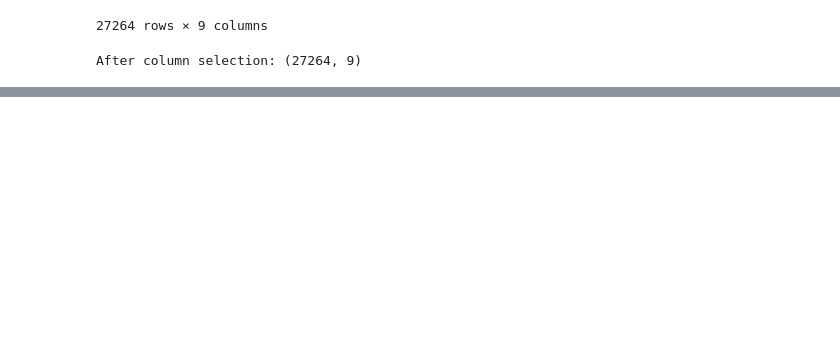
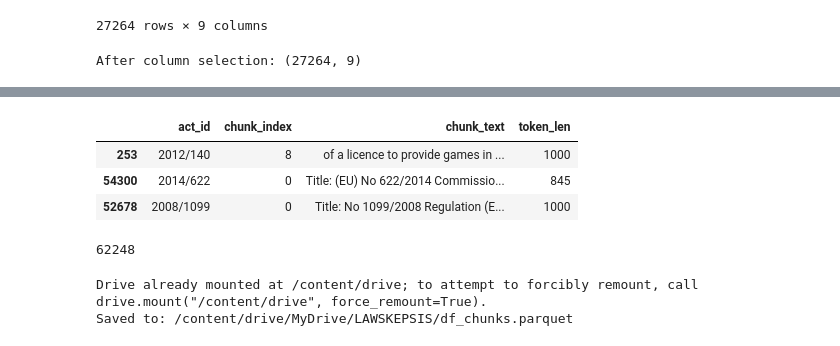
Before and after one commit to Cody9494/LEGALSKEPSIS-DATA, a Jupyter notebook: LAWSKPEPSIS_STEP3.ipynb, the cells around one changed output, grey strips where cells are left out. Cells and saved outputs as stored; diff of their text form; code cells hidden in the pictures; blank space fills up the shorter version.

```diff
--- a/LAWSKPEPSIS_STEP3.ipynb
+++ b/LAWSKPEPSIS_STEP3.ipynb
@@ -789,0 +118,3 @@ results = df.iloc[I[0]][["internalId", "name", "description", "legislationPassed
+# %%
+df_master["token_count"] = df_master["embedding_text"].apply(lambda x: len(x.split()))
+print(df_master["token_count"].describe())
@@ -789,0 +396,28 @@ results = df.iloc[I[0]][["internalId", "name", "description", "legislationPassed
+# %%
+df_chunks = df_chunks[df_chunks["token_len"] >= 5].reset_index(drop=True)
+# %%
+pd.set_option("display.max_colwidth", None)
+df_chunks.sample(3, random_state=42)
+# %% [output]
+|  | act_id | chunk_index | chunk_text | token_len |
+| 253 | 2012/140 | 8 | of a licence to provide games in ... | 1000 |
+| 54300 | 2014/622 | 0 | Title: (EU) No 622/2014 Commissio... | 845 |
+| 52678 | 2008/1099 | 0 | Title: No 1099/2008 Regulation (E... | 1000 |
+# %%
+len(df_chunks)
+# %% [output]
+62248
+# %%
+# Συνδέσου με το Google Drive
+from google.colab import drive
+drive.mount('/content/drive')
+
+# Καθορισμός διαδρομής
+save_path = "/content/drive/MyDrive/LAWSKEPSIS/df_chunks.parquet"
+
+# Αποθήκευση
+df_chunks.to_parquet(save_path, index=False)
+print(f"Saved to: {save_path}")
+# %% [output]
+Drive already mounted at /content/drive; to attempt to forcibly remount, call drive.mount("/content/drive", force_remount=True).
+Saved to: /content/drive/MyDrive/LAWSKEPSIS/df_chunks.parquet
```
Also changed, not shown: parts of 54 cells of this notebook.
